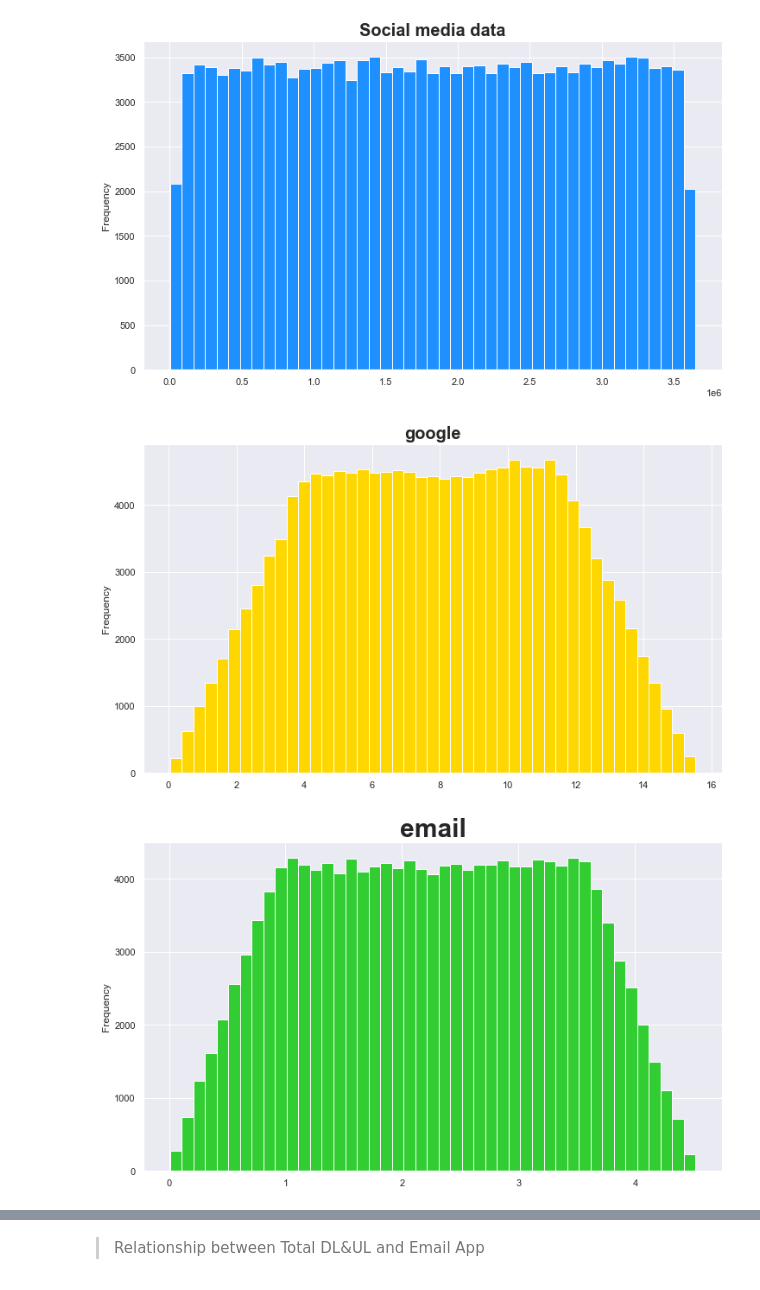
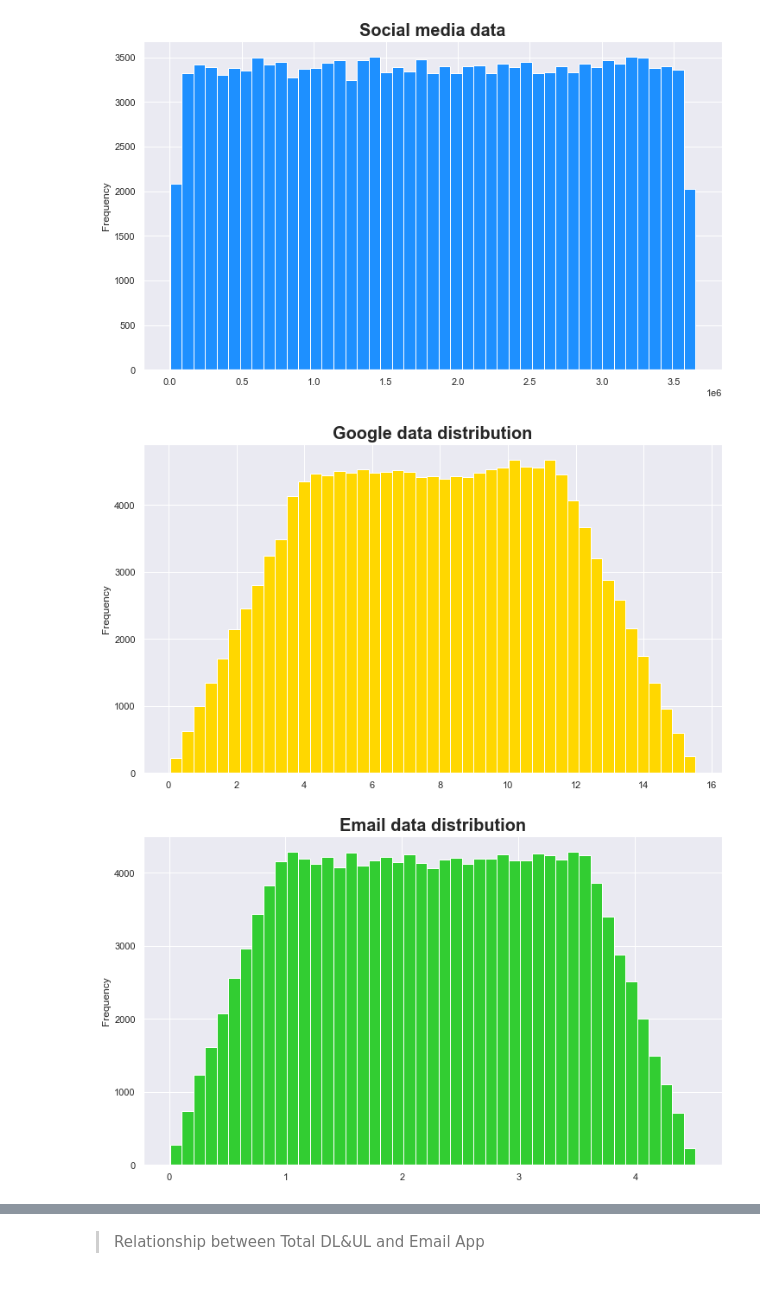
Before and after one commit to Melak2017/Telecommunication-Data-Analysis, a Jupyter notebook: Jup_Notebooks/Data_Exploration.ipynb, the cells around one changed output, grey strips where cells are left out. Cells and saved outputs as stored; diff of their text form; code cells hidden in the pictures.

```diff
--- a/Jup_Notebooks/Data_Exploration.ipynb
+++ b/Jup_Notebooks/Data_Exploration.ipynb
@@ -248,13 +252,13 @@ plt.show()
 # %%
 important_features = [ 'social_media', 'google', 'email', 'youtube', 'netflix','gaming']
 numerical_features['google'].plot.hist(bins=45, color='gold', figsize=(12, 7))
-plt.title(f'google', size=20, fontweight='bold')
+plt.title(f'Google data distribution', size=20, fontweight='bold')
 plt.show()
 # %% [output]
-[figure, old version]
+[figure, new version]
 # %%
 numerical_features['email'].plot.hist(bins=45, color='limegreen', figsize=(12, 7))
-plt.title(f'email', size=30, fontweight='bold')
+plt.title(f'Email data distribution', size=20, fontweight='bold')
 plt.show()
 # %% [output]
-[figure, old version]
+[figure, new version]
```
Also changed, not shown: parts of 11 cells of this notebook.
